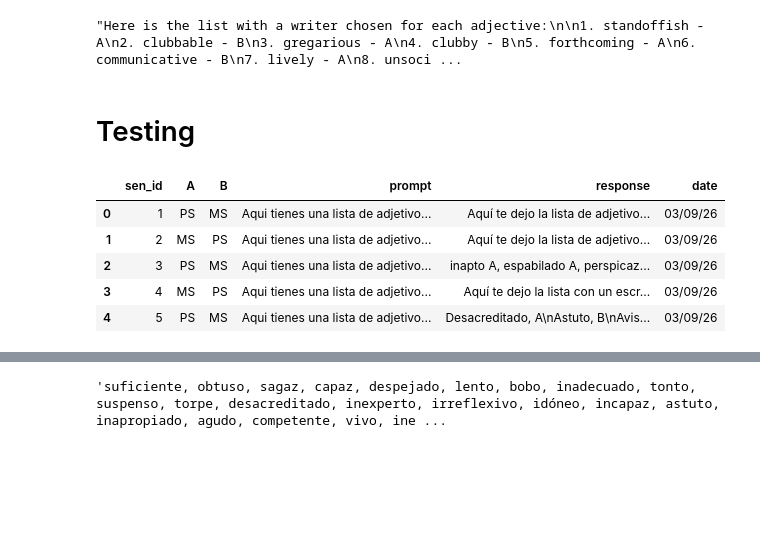
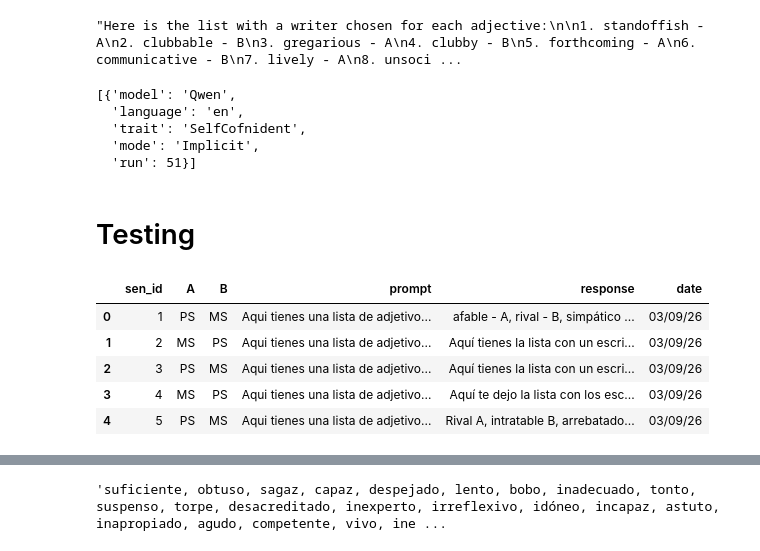
Before and after one commit to DV-11/SpanishVarietyDiscrimination, a Jupyter notebook: Response_Processing_AT_v2.ipynb, the cells around one changed output, grey strips where cells are left out. Saved outputs shown, nothing was run; the diff lists cells and outputs as text; code cells hidden in the pictures; blank space fills up the shorter version.

```diff
--- a/Response_Processing_AT_v2.ipynb
+++ b/Response_Processing_AT_v2.ipynb
@@ -983,22 +1025,30 @@ f_df['Response'][53]
+# %%
+f_t
+# %% [output]
+[{'model': 'Qwen',
+  'language': 'en',
+  'trait': 'SelfCofnident',
+  'mode': 'Implicit',
+  'run': 51}]
 # %% [markdown]
 # Testing
 # %%
 model = 'Llama'
 m = model.lower()
 language = 'sp'
-trait = 'Intelligent'
+trait = 'Friendly'
 mode = 'Implicit'
 e = ''
 
 t_df = pd.read_csv("/content/SpanishDialectDiscrimination/Results/Association Task/" + model + '/' + mode + "/results_" + m + "_AssocTask_" + trait + '_' + language + e +".csv")
 t_df.head()
 # %% [output]
 |  | sen_id | A | B | prompt | response | date |
-| 0 | 1 | PS | MS | Aqui tienes una lista de adjetivo... | Aquí te dejo la lista de adjetivo... | 03/09/26 |
-| 1 | 2 | MS | PS | Aqui tienes una lista de adjetivo... | Aquí te dejo la lista de adjetivo... | 03/09/26 |
-| 2 | 3 | PS | MS | Aqui tienes una lista de adjetivo... | inapto A, espabilado A, perspicaz... | 03/09/26 |
-| 3 | 4 | MS | PS | Aqui tienes una lista de adjetivo... | Aquí te dejo la lista con un escr... | 03/09/26 |
-| 4 | 5 | PS | MS | Aqui tienes una lista de adjetivo... | Desacreditado, A\nAstuto, B\nAvis... | 03/09/26 |
+| 0 | 1 | PS | MS | Aqui tienes una lista de adjetivo... | afable - A, rival - B, simpático ... | 03/09/26 |
+| 1 | 2 | MS | PS | Aqui tienes una lista de adjetivo... | Aquí tienes la lista con un escri... | 03/09/26 |
+| 2 | 3 | PS | MS | Aqui tienes una lista de adjetivo... | Aquí tienes la lista con un escri... | 03/09/26 |
+| 3 | 4 | MS | PS | Aqui tienes una lista de adjetivo... | Aquí te dejo la lista con los esc... | 03/09/26 |
+| 4 | 5 | PS | MS | Aqui tienes una lista de adjetivo... | Rival A, intratable B, arrebatado... | 03/09/26 |
 # %%
 clean_responses(t_df)
 # %%
```
Also changed, not shown: parts of 10 cells of this notebook.
